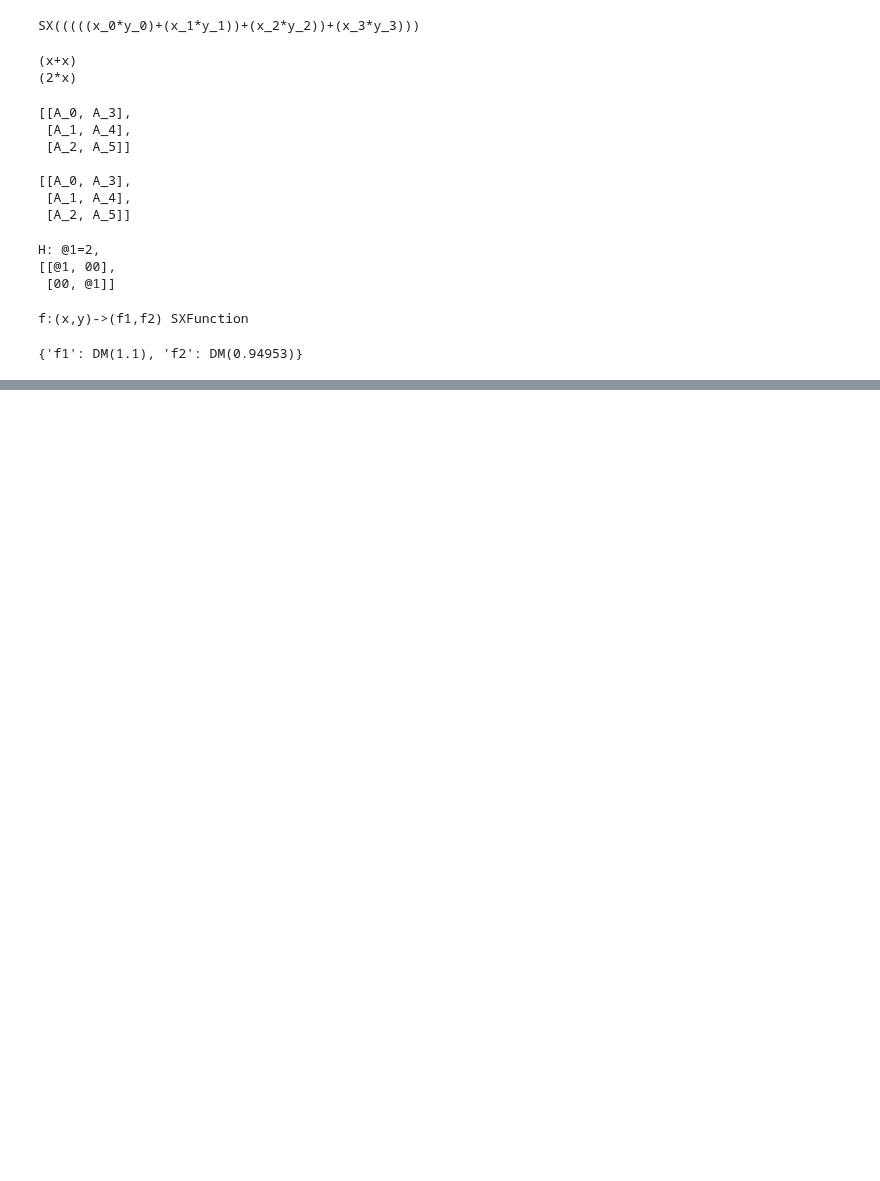
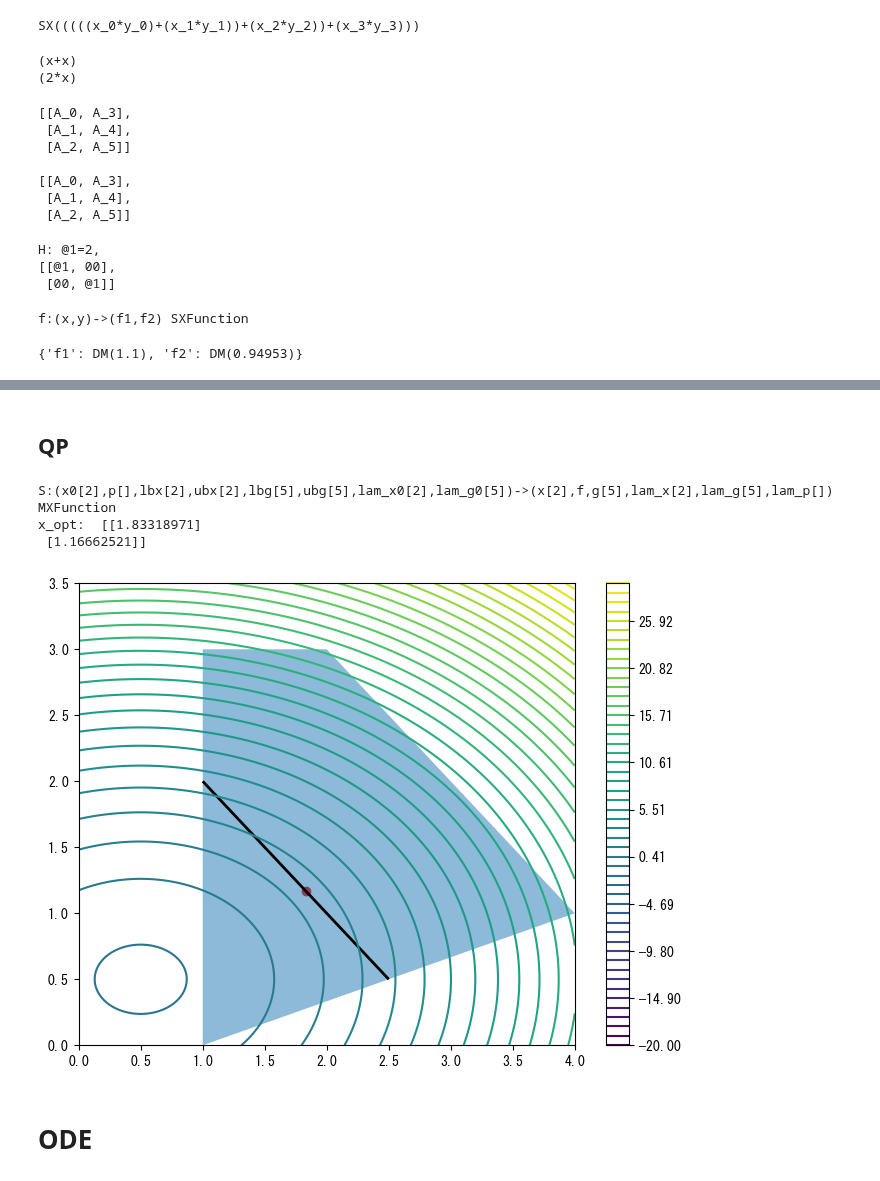
Before and after one commit to proxima-technology/casadi_mpc_nyuumon, a Jupyter notebook: src/chapter3.ipynb, the cells around one changed output, grey strips where cells are left out. Saved outputs shown, nothing was run; the diff lists cells and outputs as text; code cells hidden in the pictures; blank space fills up the shorter version.

```diff
--- a/src/chapter3.ipynb
+++ b/src/chapter3.ipynb
@@ -175,3 +254,52 @@ plt.show()
+# %% [markdown]
+## QP
+# %%
+x = casadi.SX.sym('x')
+y = casadi.SX.sym('y')
+qp = {'x':casadi.vertcat(x,y), \
+        'f':x**2 + 2*y**2 - x - 2*y,\
+        'g':casadi.vertcat(
+            x+y-3,
+            x-1,
+            3-y,
+            -x+3*y+1,
+            5-x-y
+        )}
+S = casadi.qpsol('S', 'osqp', qp)
+print(S)
+
+r = S(x0=[0, 1],\
+      lbg=[0,0,0,0,0], ubg=[0,np.inf,np.inf,np.inf,np.inf])
+x_opt = np.array(r['x'])
+print('x_opt: ', x_opt)
+
+X_, Y_ = np.arange(0,4.01,0.01), np.arange(0,3.51,0.01)
+X, Y = np.meshgrid(X_, Y_)
+Z = X**2 + 2*Y**2 - X - 2*Y
+
+levs = np.linspace(-20,30,50)
+
+fig, ax = plt.subplots(figsize=(8,6))
+ax.scatter(x_opt[0], x_opt[1], c="red")
+cs = ax.contour(X,Y,Z,levels=levs)
+fig.colorbar(cs)
+
+points = [[1,0], [1,2], [1,3], [2,3], [4,1], [5/2,1/2]]
+polygon = patches.Polygon(xy=points, closed=True,alpha=0.5)
+ax.add_patch(polygon)
+
+polyline = patches.Polygon([[1,2], [5/2,1/2]], closed=False, edgecolor='black', facecolor='none', linewidth=2)
+ax.add_patch(polyline)
+
+plt.savefig("images/chap3_QP_2D.png")
+plt.show()
+# %% [output]
+S:(x0[2],p[],lbx[2],ubx[2],lbg[5],ubg[5],lam_x0[2],lam_g0[5])->(x[2],f,g[5],lam_x[2],lam_g[5],lam_p[]) MXFunction
+x_opt:  [[1.83318971]
+ [1.16662521]]
+[figure, added]
+# %% [markdown]
+# ODE
 # %%
 dt = 0.1
 t_eval = np.arange(0, 10+dt, dt)
```
Also changed, not shown: parts of 9 cells of this notebook, 2 other files.
